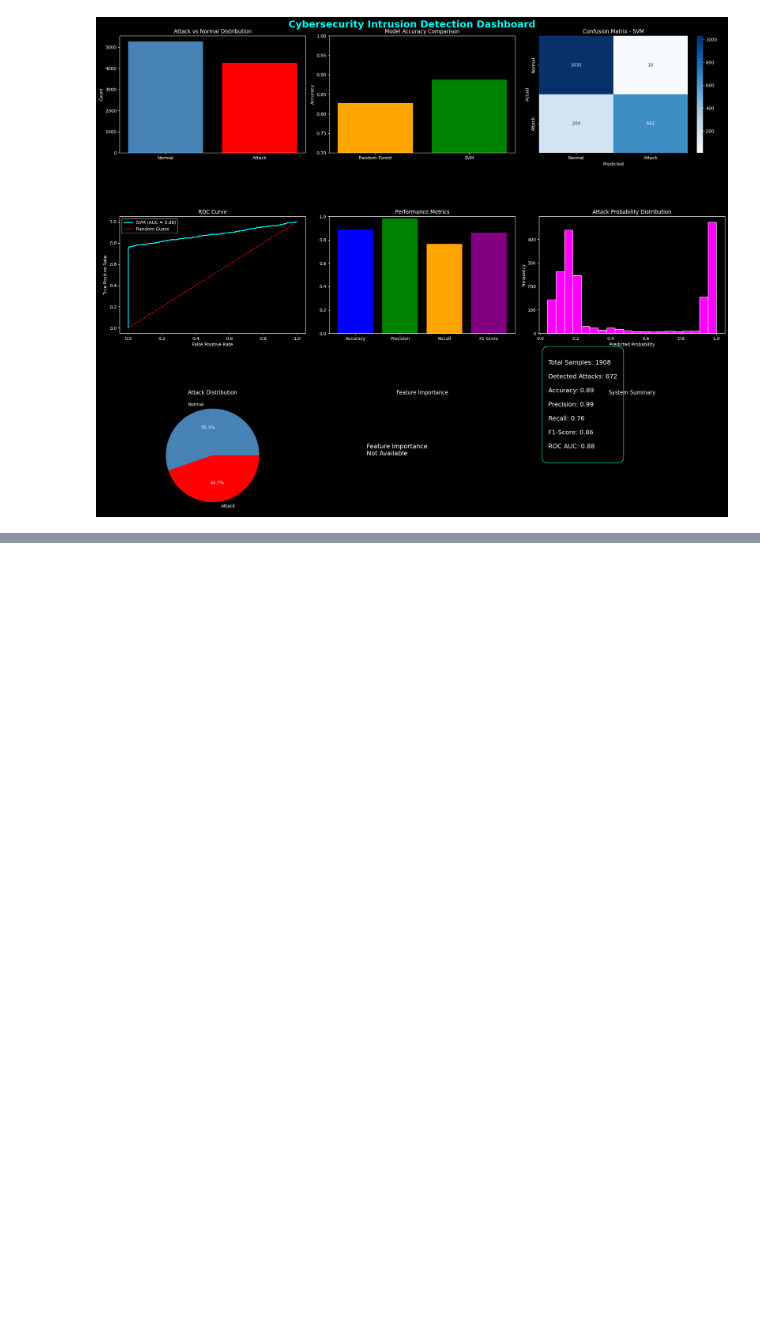
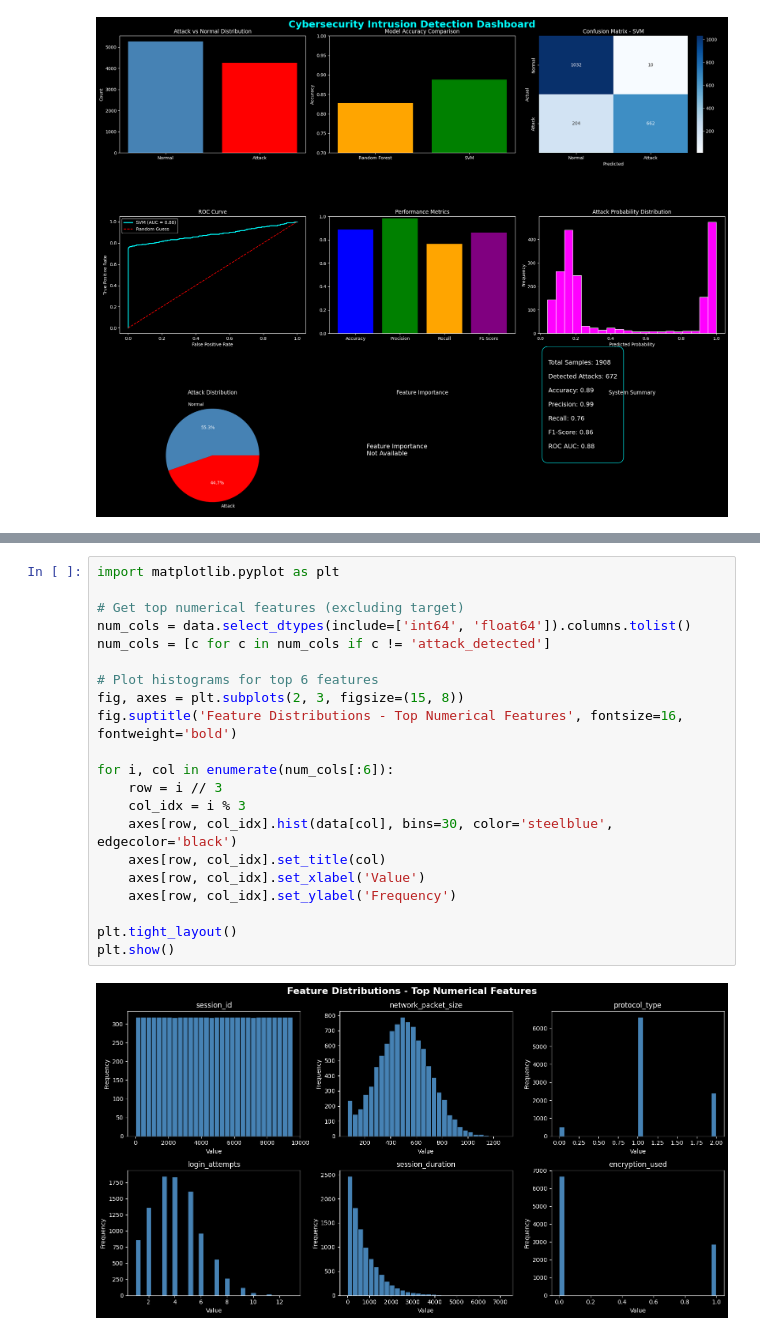
Before and after one commit to LojainAhmad25/cybersecurity-intrusion-detection, a Jupyter notebook: Cybersecurity_Intrusion_Detection.ipynb, the cells around one changed output, grey strips where cells are left out. Cells and saved outputs as stored; diff of their text form; blank space fills up the shorter version.

```diff
--- a/Cybersecurity_Intrusion_Detection.ipynb
+++ b/Cybersecurity_Intrusion_Detection.ipynb
@@ -641,0 +670,23 @@ plt.show()
+# %%
+import matplotlib.pyplot as plt
+
+# Get top numerical features (excluding target)
+num_cols = data.select_dtypes(include=['int64', 'float64']).columns.tolist()
+num_cols = [c for c in num_cols if c != 'attack_detected']
+
+# Plot histograms for top 6 features
+fig, axes = plt.subplots(2, 3, figsize=(15, 8))
+fig.suptitle('Feature Distributions - Top Numerical Features', fontsize=16, fontweight='bold')
+
+for i, col in enumerate(num_cols[:6]):
+    row = i // 3
+    col_idx = i % 3
+    axes[row, col_idx].hist(data[col], bins=30, color='steelblue', edgecolor='black')
+    axes[row, col_idx].set_title(col)
+    axes[row, col_idx].set_xlabel('Value')
+    axes[row, col_idx].set_ylabel('Frequency')
+
+plt.tight_layout()
+plt.show()
+# %% [output]
+[figure, added]
```
Also changed, not shown: parts of 11 cells of this notebook.
